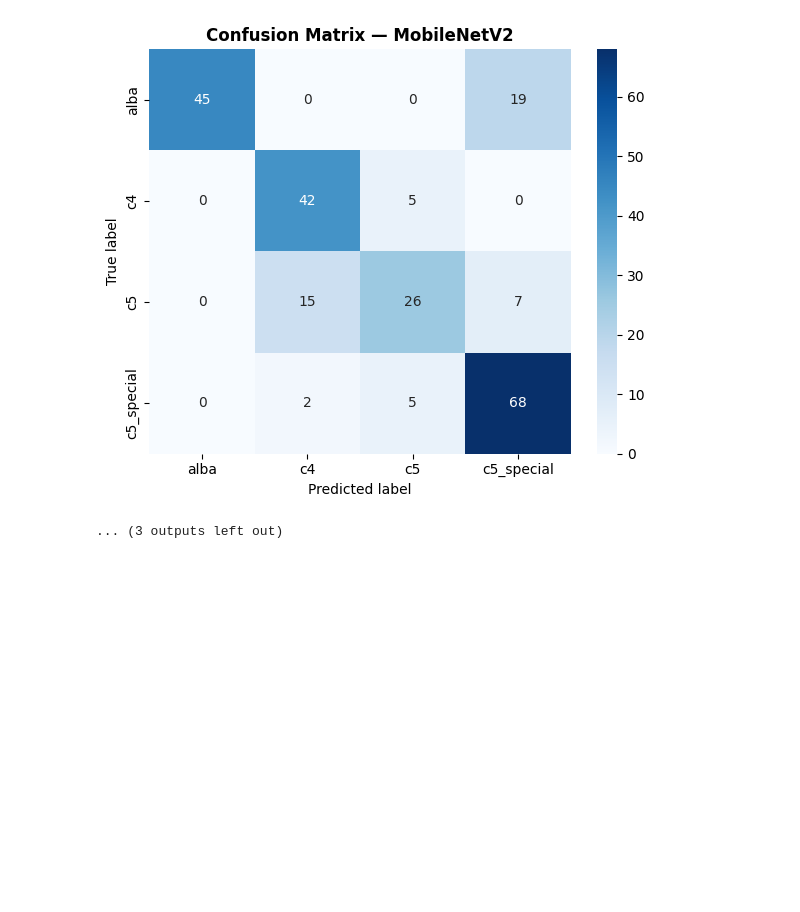
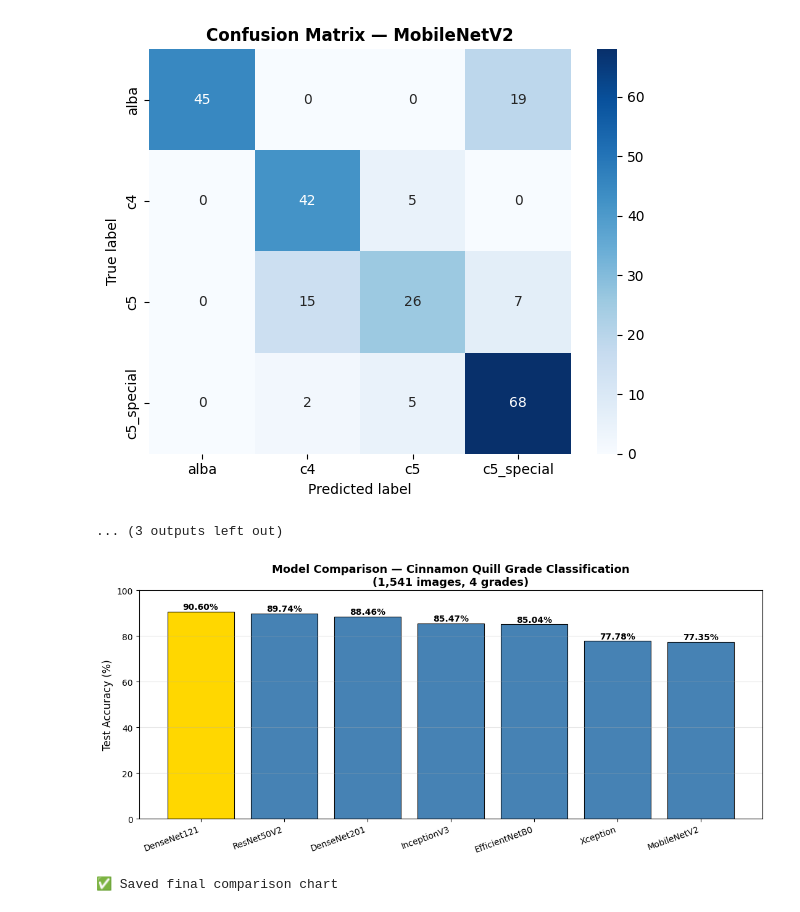
Before and after one commit to sachini86/MyResearch, a Jupyter notebook: Xceptionmodel.ipynb, the cells around one changed output. Cells and saved outputs as stored; diff of their text form; code cells hidden in the pictures; blank space fills up the shorter version.

```diff
--- a/Xceptionmodel.ipynb
+++ b/Xceptionmodel.ipynb
@@ -721,3 +721,40 @@ Epoch 4/20
 weighted avg     0.7965    0.7735    0.7699       234
 [figure]
 ... (3 outputs left out)
+# %%
+# ── Compile all results ───────────────────────────────────────
+results = {
+    'DenseNet121':    {'accuracy': 0.9060},
+    'ResNet50V2':     {'accuracy': 0.8974},
+    'DenseNet201':    {'accuracy': 0.8846},
+    'InceptionV3':    {'accuracy': 0.8547},
+    'EfficientNetB0': {'accuracy': 0.8504},
+    'Xception':       {'accuracy': 0.7778},
+    'MobileNetV2':    {'accuracy': 0.7735},
+}
+
+names  = list(results.keys())
+accs   = [results[n]['accuracy']*100 for n in names]
+sorted_pairs = sorted(zip(names, accs), key=lambda x: x[1], reverse=True)
+names, accs  = zip(*sorted_pairs)
+
+colors = ['gold' if a == max(accs) else 'steelblue' for a in accs]
+
+plt.figure(figsize=(11, 5))
+bars = plt.bar(names, accs, color=colors, edgecolor='black', linewidth=0.8)
+plt.ylim(0, 100)
+plt.ylabel('Test Accuracy (%)', fontsize=12)
+plt.title('Model Comparison — Cinnamon Quill Grade Classification\n(1,541 images, 4 grades)',
+          fontsize=13, fontweight='bold')
+for bar, acc in zip(bars, accs):
+    plt.text(bar.get_x() + bar.get_width()/2, bar.get_height() + 1,
+             f'{acc:.2f}%', ha='center', fontweight='bold', fontsize=10)
+plt.xticks(rotation=20, ha='right')
+plt.grid(axis='y', alpha=0.3)
+plt.tight_layout()
+plt.savefig(f'{SAVE_DIR}/final_model_comparison.png', dpi=150)
+plt.show()
+print('✅ Saved final comparison chart')
+# %% [output]
+[figure, added]
+✅ Saved final comparison chart
```
